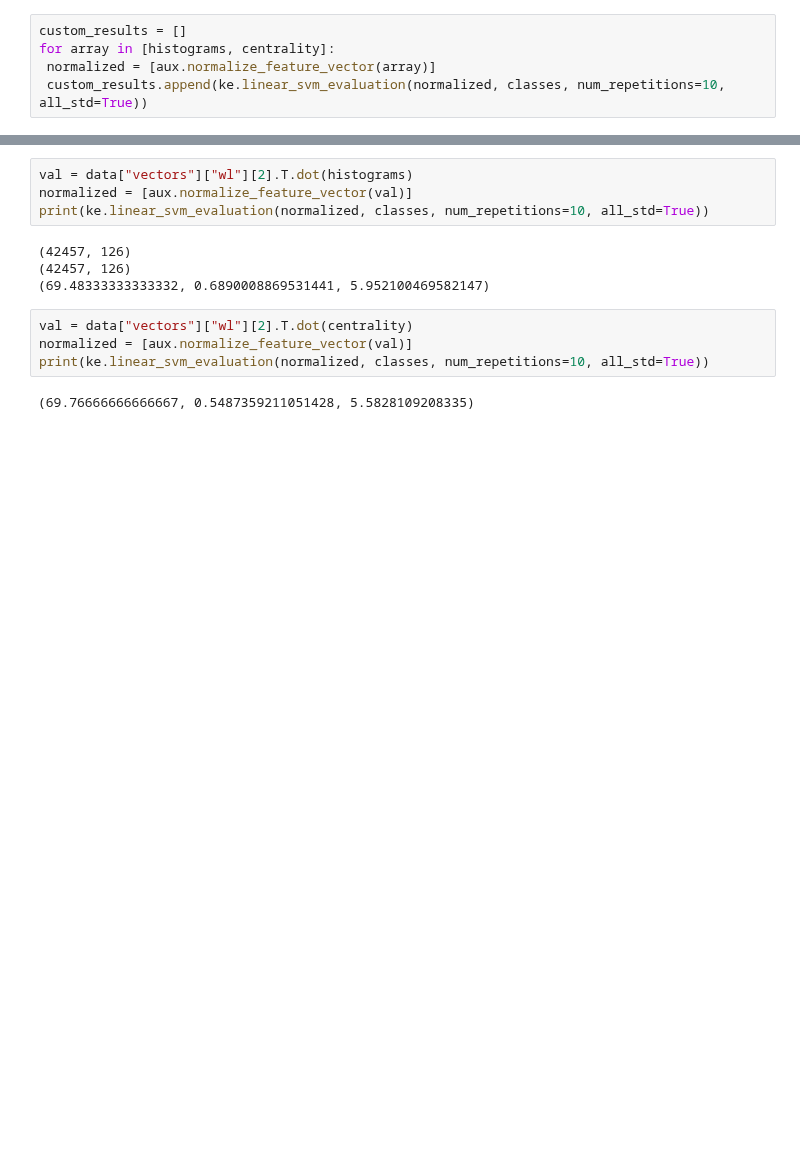
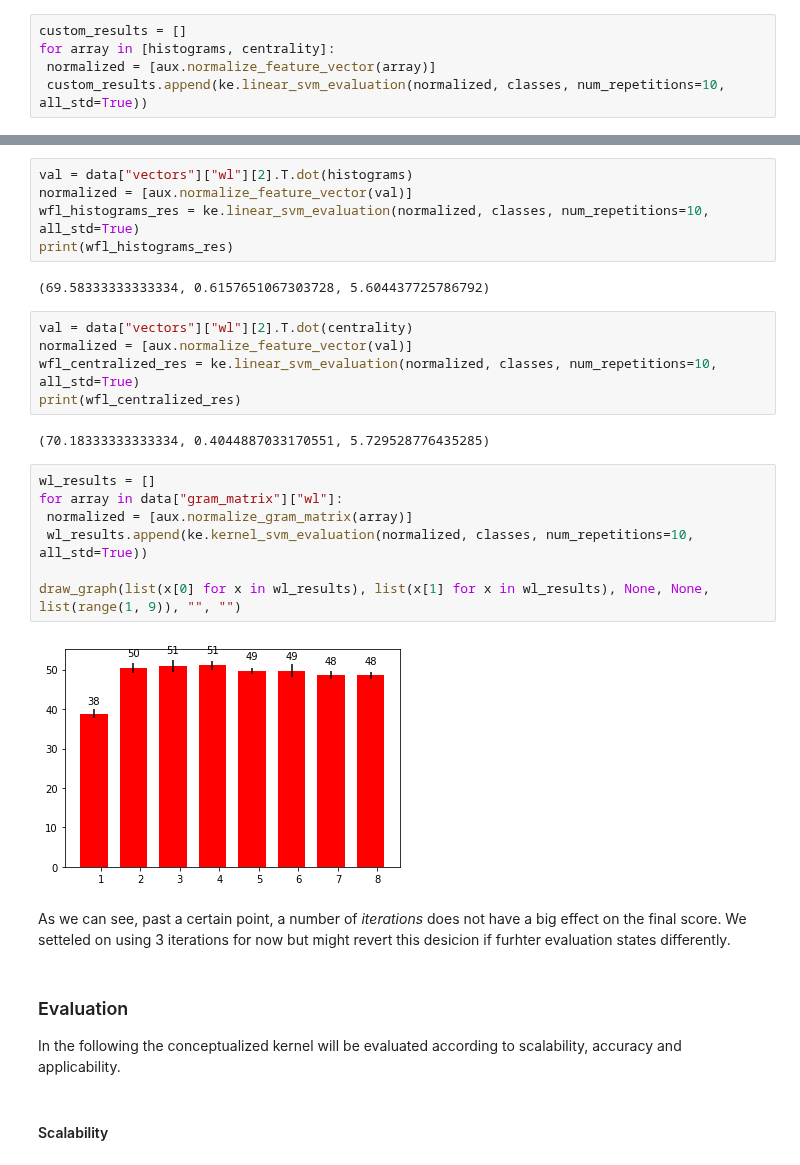
Before and after one commit to markkod/pc3-enzymes, a Jupyter notebook: Kernels_FINAL.ipynb, the cells around one changed output, grey strips where cells are left out. Cells and saved outputs as stored; diff of their text form; blank space fills up the shorter version.

```diff
--- a/Kernels_FINAL.ipynb
+++ b/Kernels_FINAL.ipynb
@@ -532,14 +530,30 @@ draw_graph(list(x[0] for x in custom_results), list(x[1] for x in custom_results
 # %%
 val = data["vectors"]["wl"][2].T.dot(histograms)
 normalized = [aux.normalize_feature_vector(val)]
-print(ke.linear_svm_evaluation(normalized, classes, num_repetitions=10, all_std=True))
+wfl_histograms_res = ke.linear_svm_evaluation(normalized, classes, num_repetitions=10, all_std=True)
+print(wfl_histograms_res)
 # %% [output]
-(42457, 126)
-(42457, 126)
-(69.48333333333332, 0.6890008869531441, 5.952100469582147)
+(69.58333333333334, 0.6157651067303728, 5.604437725786792)
 # %%
 val = data["vectors"]["wl"][2].T.dot(centrality)
 normalized = [aux.normalize_feature_vector(val)]
-print(ke.linear_svm_evaluation(normalized, classes, num_repetitions=10, all_std=True))
+wfl_centralized_res = ke.linear_svm_evaluation(normalized, classes, num_repetitions=10, all_std=True)
+print(wfl_centralized_res)
 # %% [output]
-(69.76666666666667, 0.5487359211051428, 5.5828109208335)
+(70.18333333333334, 0.4044887033170551, 5.729528776435285)
+# %%
+wl_results = []
+for array in data["gram_matrix"]["wl"]:
+ normalized = [aux.normalize_gram_matrix(array)]
+ wl_results.append(ke.kernel_svm_evaluation(normalized, classes, num_repetitions=10, all_std=True))
+
+draw_graph(list(x[0] for x in wl_results), list(x[1] for x in wl_results), None, None, list(range(1, 9)), "", "")
+# %% [output]
+[figure, added]
+# %% [markdown]
+As we can see, past a certain point, a number of *iterations* does not have a big effect on the final score. We setteled on using 3 iterations for now but might revert this desicion if furhter evaluation states differently.
+# %% [markdown]
+### Evaluation
+In the following the conceptualized kernel will be evaluated according to scalability, accuracy and applicability.
+# %% [markdown]
+#### Scalability
```
Also changed, not shown: parts of 17 cells of this notebook.
